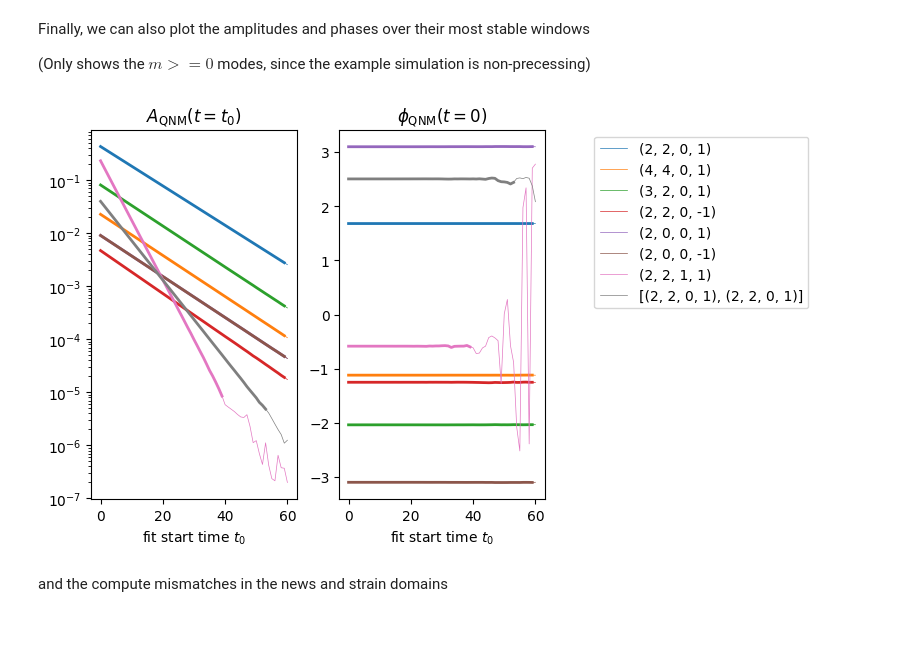
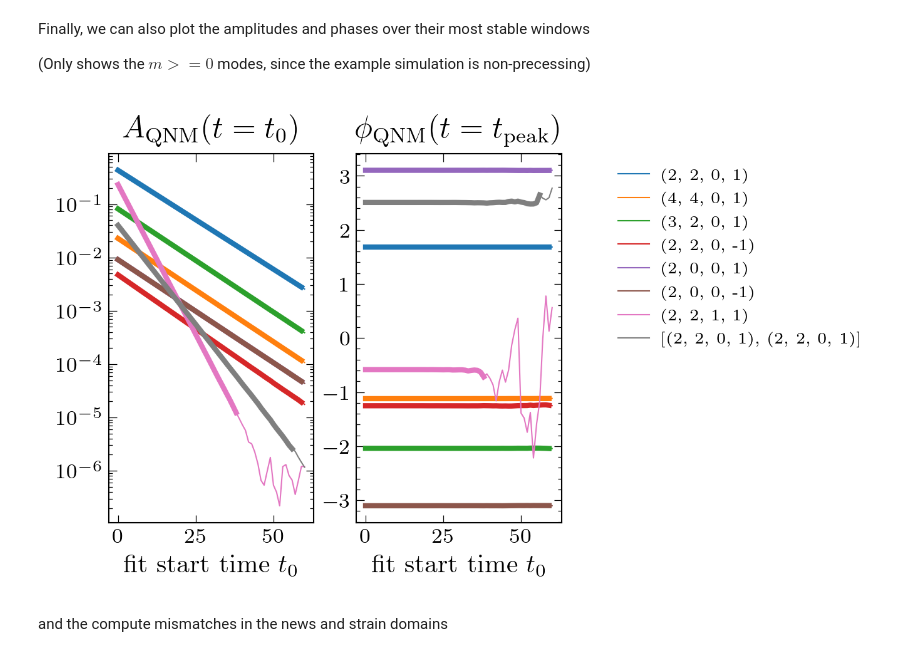
Before and after one commit to keefemitman/qnmfinder, a Jupyter notebook: docs/examples/example.ipynb, the cells around one changed output. Saved outputs shown, nothing was run; the diff lists cells and outputs as text; code cells hidden in the pictures; blank space fills up the shorter version.

```diff
--- a/docs/examples/example.ipynb
+++ b/docs/examples/example.ipynb
@@ -172,63 +173,10 @@ Mode finding successful! But amplitudes don't exactly match (expected if there i
 Finally, we can also plot the amplitudes and phases over their most stable windows
 
 (Only shows the $m >= 0$ modes, since the example simulation is non-precessing)
-# %%
-fig, axis = plt.subplots(1, 3, width_ratios=[1, 1, 0])
-plt.subplots_adjust(wspace=0.31)
-
-for QNM in QNM_model_builder.QNM_model.integrate().QNMs:
-    if QNM.target_mode[1] < 0:
-        continue
-    p = axis[0].plot(
-        QNM_model_builder.t_0s,
-        abs(QNM.A_time_series * np.exp(-1j*QNM.omega*QNM_model_builder.t_0s)),
-        lw=0.5
-    )
-    idx1 = np.argmin(abs(QNM_model_builder.t_0s - QNM.largest_stable_window[0]))
-    idx2 = np.argmin(abs(QNM_model_builder.t_0s - QNM.largest_stable_window[1])) + 1
-    axis[0].plot(
-        QNM_model_builder.t_0s[idx1:idx2],
-        abs(QNM.A_time_series * np.exp(-1j*QNM.omega*QNM_model_builder.t_0s))[idx1:idx2],
-        lw=2,
-        color=p[0].get_color()
-    )
-
-    p = axis[1].plot(
-        QNM_model_builder.t_0s,
-        np.angle(QNM.A_time_series),
-        lw=0.5
-    )
-    idx1 = np.argmin(abs(QNM_model_builder.t_0s - QNM.largest_stable_window[0]))
-    idx2 = np.argmin(abs(QNM_model_builder.t_0s - QNM.largest_stable_window[1])) + 1
-    axis[1].plot(
-        QNM_model_builder.t_0s[idx1:idx2],
-        np.angle(QNM.A_time_series)[idx1:idx2],
-        lw=2,
-        color=p[0].get_color()
-    )
-
-    axis[2].plot(
-        [None],
-        [None],
-        lw=0.5,
-        label=str(QNM.mode)
-    )
-axis[0].set_yscale('log')
-axis[2].legend(loc='upper left')
-
-axis[2].spines['top'].set_visible(False)
-axis[2].spines['right'].set_visible(False)
-axis[2].spines['bottom'].set_visible(False)
-axis[2].spines['left'].set_visible(False)
-axis[2].get_xaxis().set_ticks([])
-axis[2].get_yaxis().set_ticks([])
-
-axis[0].set_xlabel('fit start time $t_{0}$')
-axis[1].set_xlabel('fit start time $t_{0}$')
-axis[0].set_title('$A_{\mathrm{QNM}}(t=t_{0})$')
-axis[1].set_title('$\phi_{\mathrm{QNM}}(t=0)$');
-# %% [output]
-[figure, removed]
+# %%
+plotting.plot_amplitudes_and_phases(QNM_model_builder.QNM_model)
+# %% [output]
+[figure, added]
 # %% [markdown]
 and the compute mismatches in the news and strain domains
 # %%
```
Also changed, not shown: parts of 6 cells of this notebook, 4 other files.
